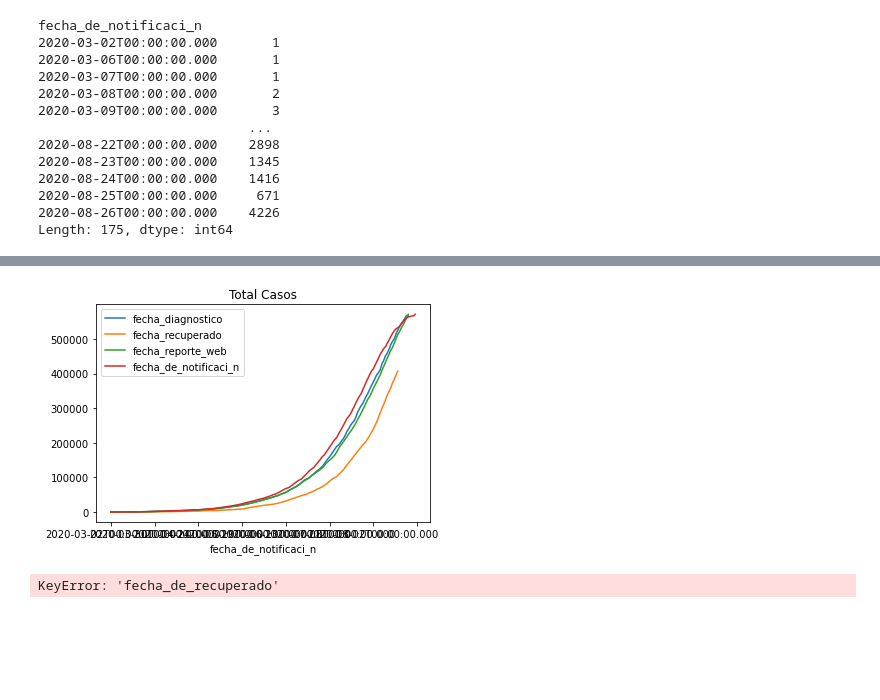
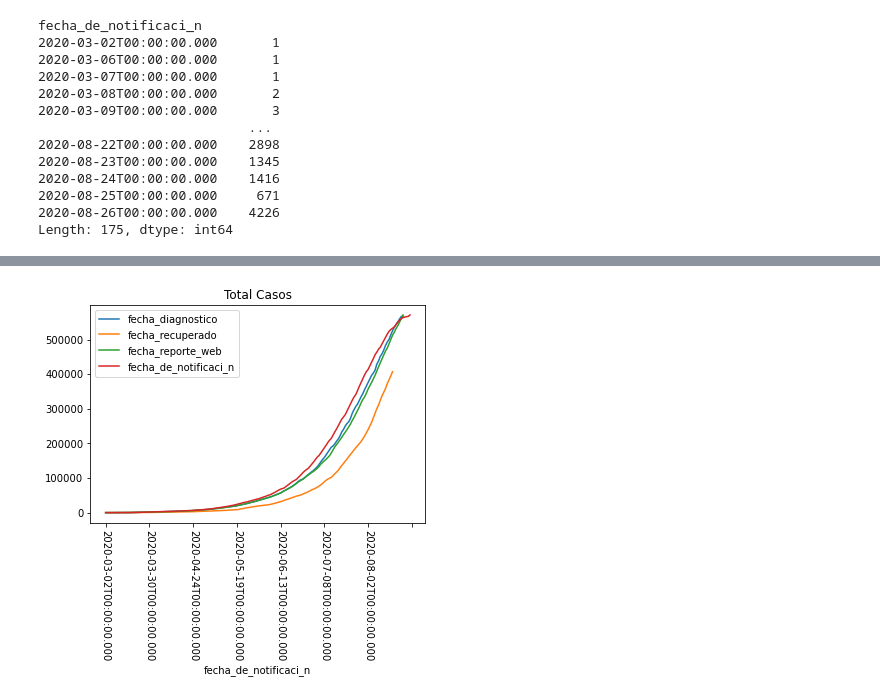
Before and after one commit to sefigueroacUNAL/predictiva-covid, a Jupyter notebook: Notebooks/2_Preprocesamiento.ipynb, the cells around one changed output, grey strips where cells are left out. Drawn from its saved outputs; the diff is of its cells as text; code cells hidden in the pictures; blank space fills up the shorter version.

Commit message:
Graphs added

```diff
--- a/Notebooks/2_Preprocesamiento.ipynb
+++ b/Notebooks/2_Preprocesamiento.ipynb
@@ -87,4 +103,5 @@ showByDate('fecha_recuperado',dfCovid)
 showByDate('fecha_reporte_web',dfCovid)
 showByDate('fecha_de_notificaci_n',dfCovid)
 plt.title("Total Casos")
+plt.xticks(rotation=-90)
 # %% [output]
@@ -92,5 +119 @@ Text(0.5, 1.0, 'Total Casos')
-[figure, old version]
+[figure, new version]
-# %%
-showByDate('fecha_de_recuperado')
-# %% [output]
-KeyError: 'fecha_de_recuperado'
```
Also changed, not shown: parts of 6 cells of this notebook.
